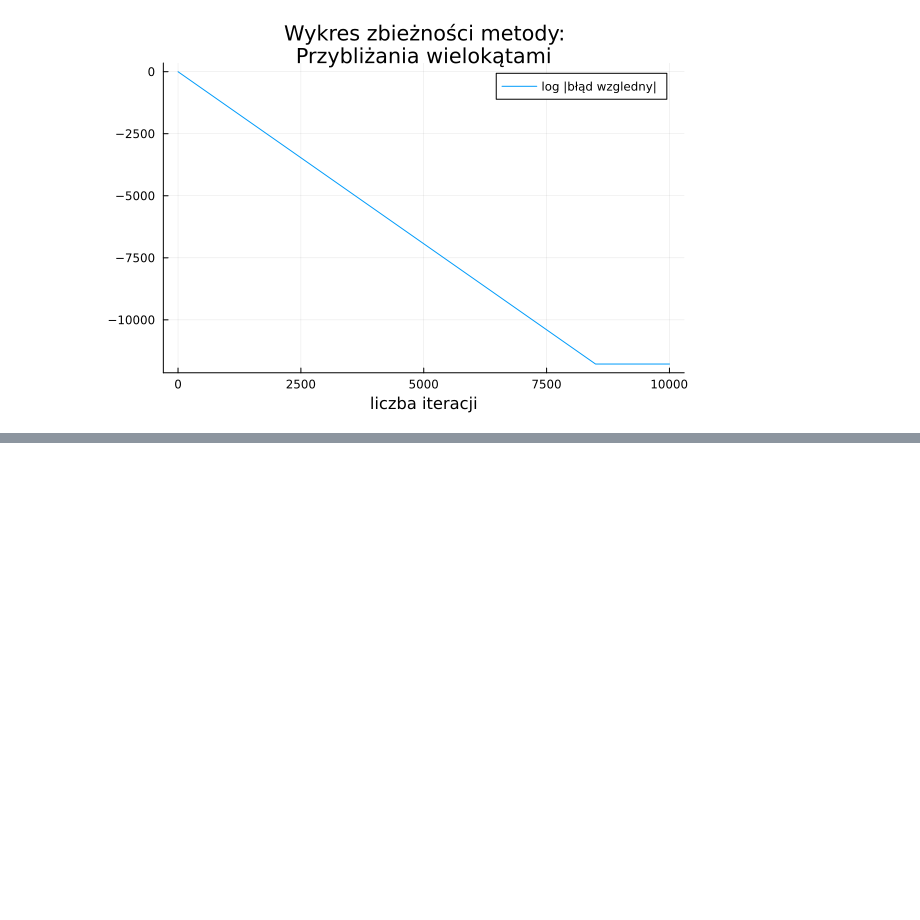
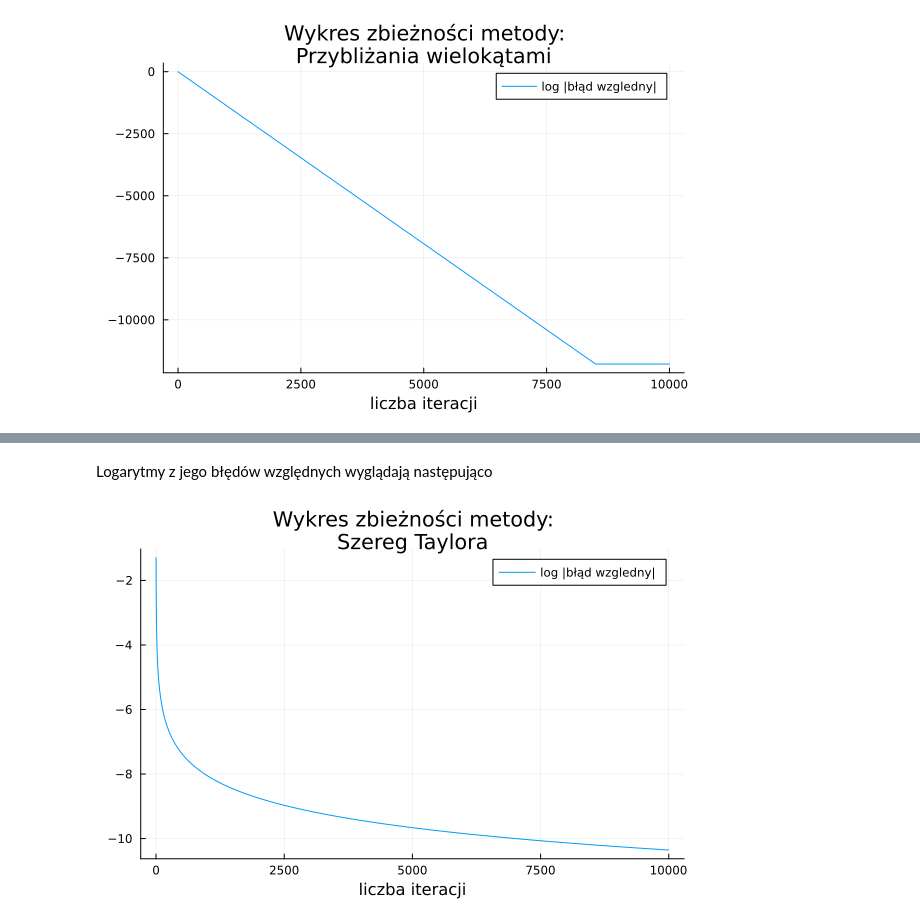
Before and after one commit to ronia-jakim/analiza_numeryczna_M, a Jupyter notebook: prac_1/prog/program.ipynb, the cells around one changed output, grey strips where cells are left out. Saved outputs shown, nothing was run; the diff lists cells and outputs as text; code cells hidden in the pictures; blank space fills up the shorter version.

```diff
--- a/prac_1/prog/program.ipynb
+++ b/prac_1/prog/program.ipynb
@@ -50,0 +63,6 @@ log_error_graph_gen(10000, geometry3.calc_steps, "Przybliżania wielokątami", "
+# %% [markdown]
+Logarytmy z jego błędów względnych wyglądają następująco
+# %%
+log_error_graph_gen(10000, taylor.calc_steps, "Szereg Taylora", "taylor")
+# %% [output]
+[figure, added]
```
Also changed, not shown: parts of 28 cells of this notebook, 8 other files.
